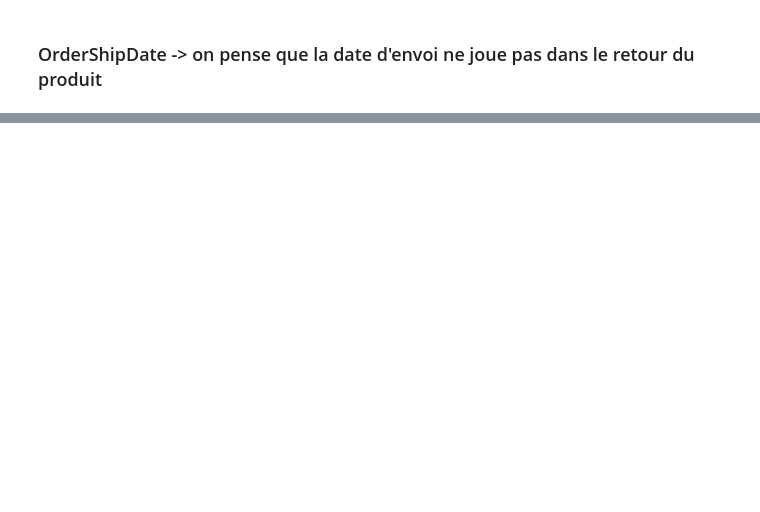
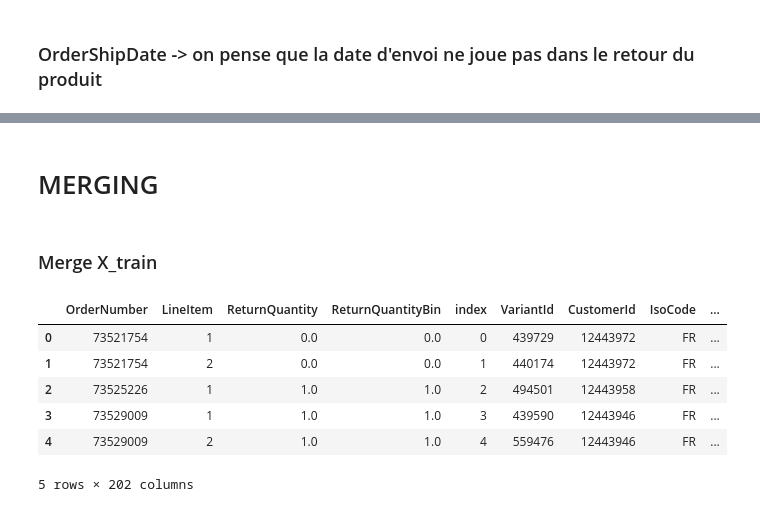
Before and after one commit to pepi4e/SD210-ML-challenge, a Jupyter notebook: Preprocessing.ipynb, the cells around one changed output, grey strips where cells are left out. Cells and saved outputs as stored; diff of their text form; code cells hidden in the pictures; blank space fills up the shorter version.

```diff
--- a/Preprocessing.ipynb
+++ b/Preprocessing.ipynb
@@ -324,0 +392,6 @@ orders.head()
+# %%
+Label14 = [0,1,2,3,4,5,6,7,8,9,10]
+for i in (Label14):
+    products['HeelHeight' + str(i)] = (products['HeelHeight'].eq(i)).astype('float')
+
+products['HeelHeightsup' + '11'] = ((products['HeelHeight']>=11)).astype('float')
@@ -324,0 +439,3 @@ orders.head()
+# %%
+Label19 = products['RemovableSole'].eq(True).astype('float')
+products['RemovableSole'] = Label19
@@ -324,0 +480,24 @@ orders.head()
+# %%
+products = products.fillna(0)
+# %% [markdown]
+# MERGING
+# %% [markdown]
+### Merge X_train
+# %%
+index = pd.DataFrame({'index':np.arange(X_train.shape[0])})
+orders['index']=index # Evite les duplicata
+y_train['index']=index
+# %%
+orders_products = pd.merge(orders,products,how='left',on='VariantId')
+X_data = pd.merge(orders_products,customers,how='left',on='CustomerId')
+data = pd.merge(y_train,X_data,how='left',on="index")
+data = data.sort_values(by='index')
+data.head()
+# %% [output]
+|  | OrderNumber | LineItem | ReturnQuantity | ReturnQuantityBin | index | VariantId | CustomerId | IsoCode | ... |
+| 0 | 73521754 | 1 | 0.0 | 0.0 | 0 | 439729 | 12443972 | FR | ... |
+| 1 | 73521754 | 2 | 0.0 | 0.0 | 1 | 440174 | 12443972 | FR | ... |
+| 2 | 73525226 | 1 | 1.0 | 1.0 | 2 | 494501 | 12443958 | FR | ... |
+| 3 | 73529009 | 1 | 1.0 | 1.0 | 3 | 439590 | 12443946 | FR | ... |
+| 4 | 73529009 | 2 | 1.0 | 1.0 | 4 | 559476 | 12443946 | FR | ... |
+5 rows × 202 columns
```
Also changed, not shown: parts of 114 cells of this notebook.
